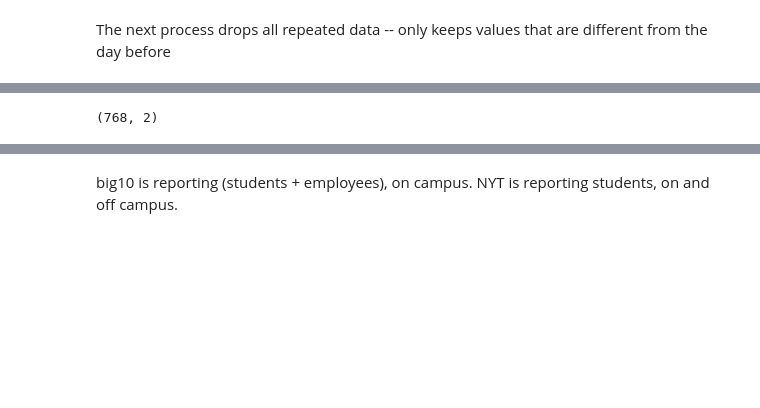
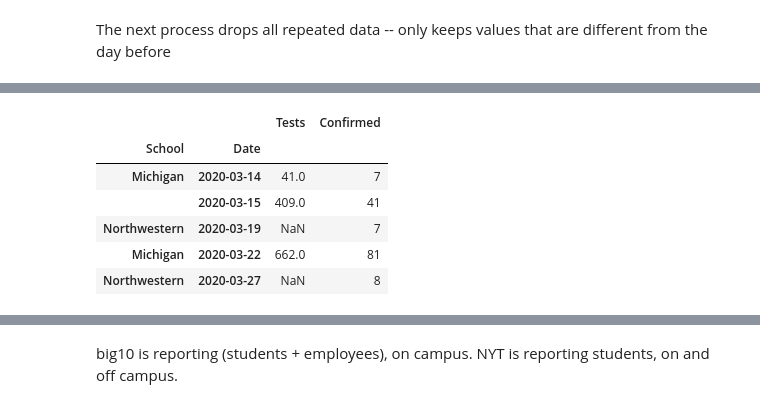
Before and after one commit to kevin-q2/Covid_Diffusion, a Jupyter notebook: src/NYT-Big10.ipynb, the cells around one changed output, grey strips where cells are left out. Saved outputs shown, nothing was run; the diff lists cells and outputs as text; code cells hidden in the pictures; blank space fills up the shorter version.

```diff
--- a/src/NYT-Big10.ipynb
+++ b/src/NYT-Big10.ipynb
@@ -76,5 +100,11 @@ for df, test_col in [(big10_df, 'Confirmed'), (nyt_df, 'Cases')]:
 # %%
-big10_df.shape
+big10_df.head()
 # %% [output]
-(768, 2)
+|  |  | Tests | Confirmed |
+| School | Date |  |  |
+| Michigan | 2020-03-14 | 41.0 | 7 |
+|  | 2020-03-15 | 409.0 | 41 |
+| Northwestern | 2020-03-19 | NaN | 7 |
+| Michigan | 2020-03-22 | 662.0 | 81 |
+| Northwestern | 2020-03-27 | NaN | 8 |
 # %%
```
Also changed, not shown: parts of 17 cells of this notebook.
